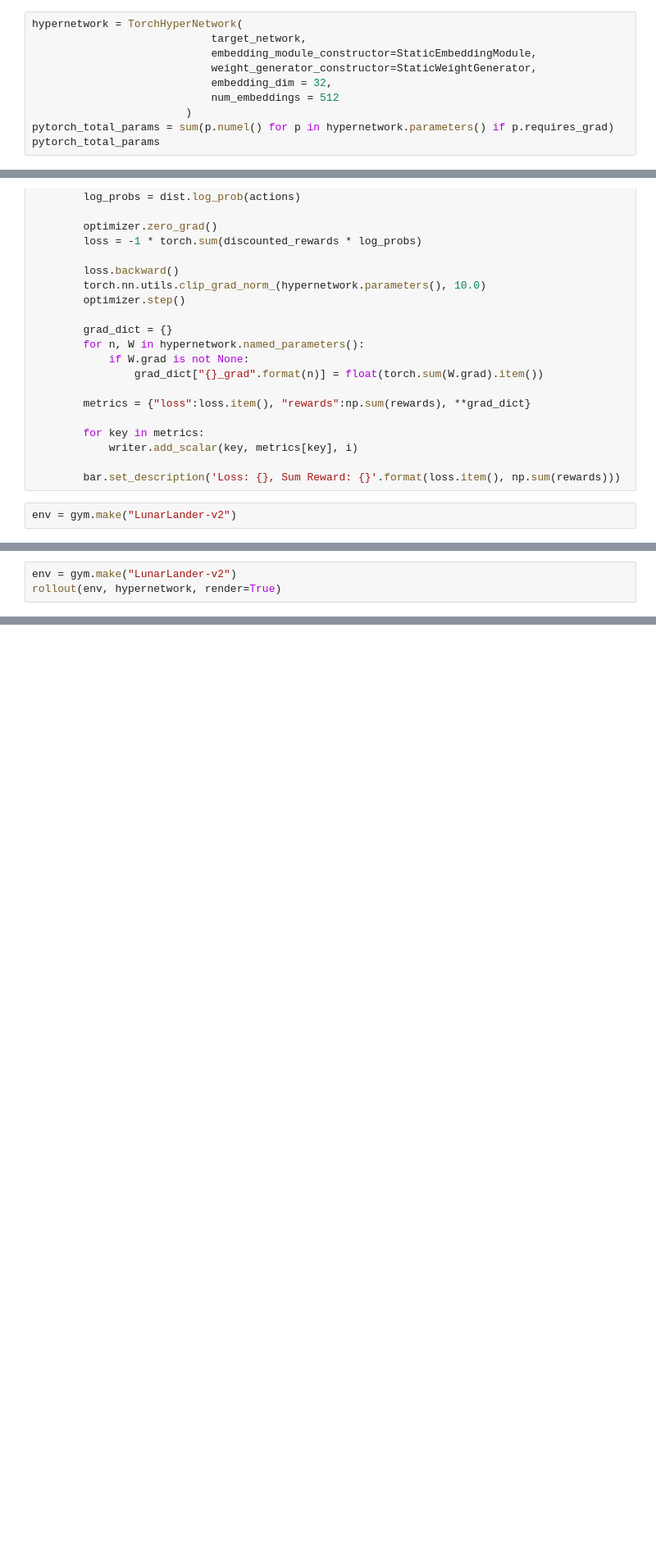
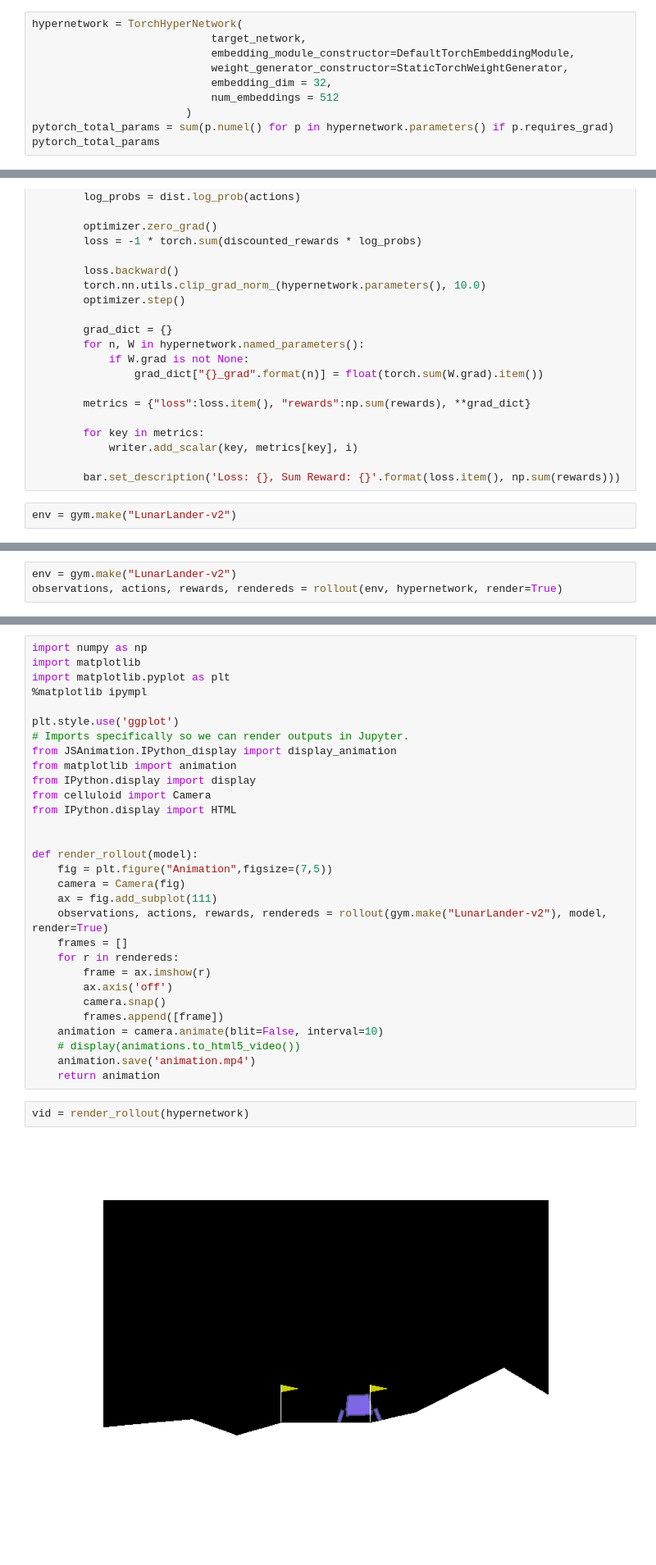
Before and after one commit to shyamsn97/hyper-nn, a Jupyter notebook: notebooks/TorchHyperReinforce.ipynb, the cells around one changed output, grey strips where cells are left out. Shown at 82% size. Drawn from its saved outputs; the diff is of its cells as text; blank space fills up the shorter version.

Commit message:
added visualization in reinforce example

```diff
--- a/notebooks/TorchHyperReinforce.ipynb
+++ b/notebooks/TorchHyperReinforce.ipynb
@@ -81,8 +73,8 @@ pytorch_total_params
 # %%
 hypernetwork = TorchHyperNetwork(
                             target_network,
-                            embedding_module_constructor=StaticEmbeddingModule,
-                            weight_generator_constructor=StaticWeightGenerator,
+                            embedding_module_constructor=DefaultTorchEmbeddingModule,
+                            weight_generator_constructor=StaticTorchWeightGenerator,
                             embedding_dim = 32,
                             num_embeddings = 512
                         )
@@ -197,4 +189,4 @@ Follow tensorboard logs with: python -m tensorboard.main --logdir '/home/shyam/C
 KeyboardInterrupt:
 # %%
 env = gym.make("LunarLander-v2")
-rollout(env, hypernetwork, render=True)
+observations, actions, rewards, rendereds = rollout(env, hypernetwork, render=True)
@@ -218,0 +193,34 @@ rollout(env, hypernetwork, render=True)
+# %%
+import numpy as np
+import matplotlib
+import matplotlib.pyplot as plt
+%matplotlib ipympl
+
+plt.style.use('ggplot')
+# Imports specifically so we can render outputs in Jupyter.
+from JSAnimation.IPython_display import display_animation
+from matplotlib import animation
+from IPython.display import display
+from celluloid import Camera
+from IPython.display import HTML
+
+
+def render_rollout(model):
+    fig = plt.figure("Animation",figsize=(7,5))
+    camera = Camera(fig)
+    ax = fig.add_subplot(111)
+    observations, actions, rewards, rendereds = rollout(gym.make("LunarLander-v2"), model, render=True)
+    frames = []
+    for r in rendereds:
+        frame = ax.imshow(r)
+        ax.axis('off')
+        camera.snap()
+        frames.append([frame])
+    animation = camera.animate(blit=False, interval=10)
+    # display(animations.to_html5_video())
+    animation.save('animation.mp4')
+    return animation
+# %%
+vid = render_rollout(hypernetwork)
+# %% [output]
+[figure, added]
```
Also changed, not shown: parts of 13 cells of this notebook, 4 other files.
